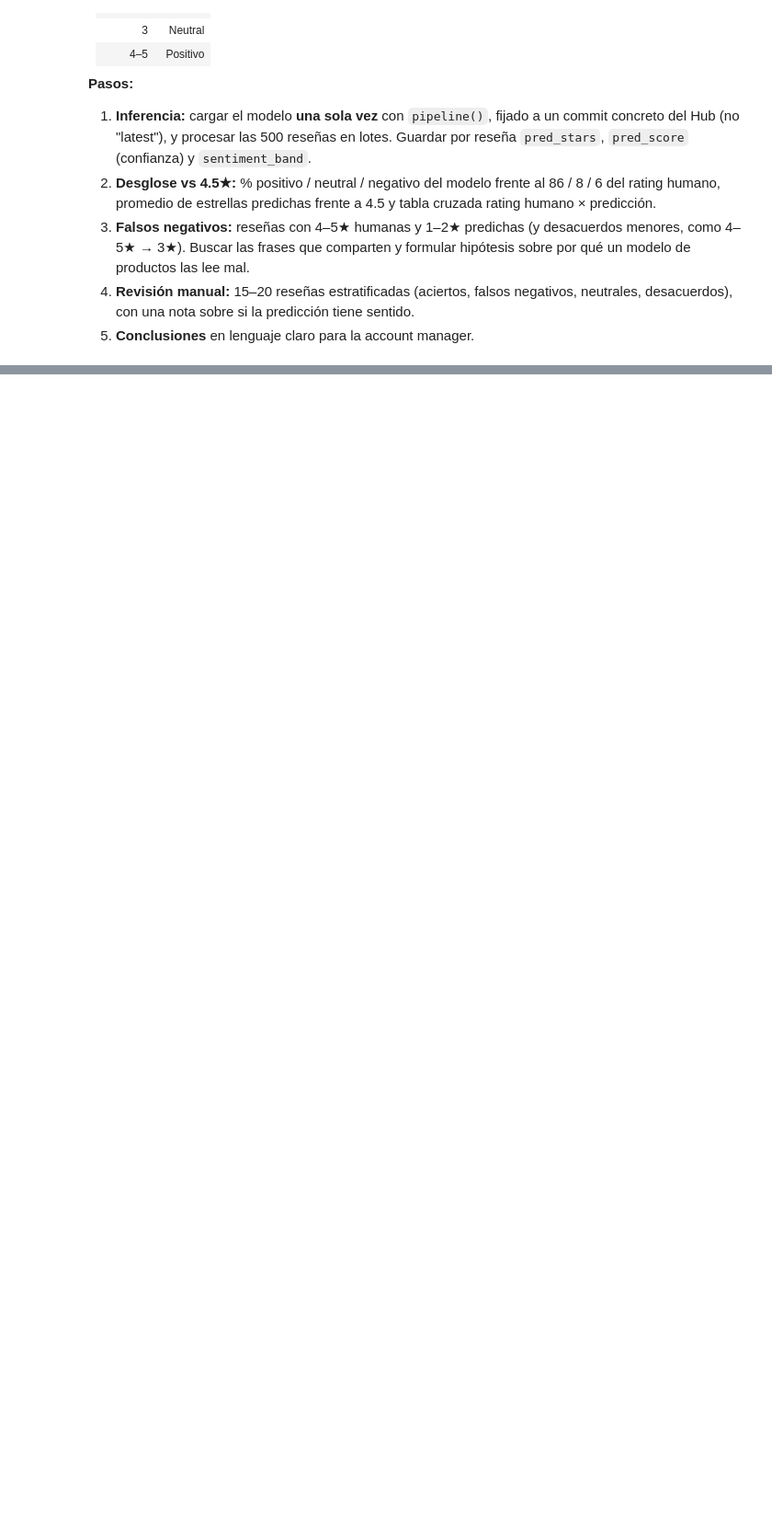
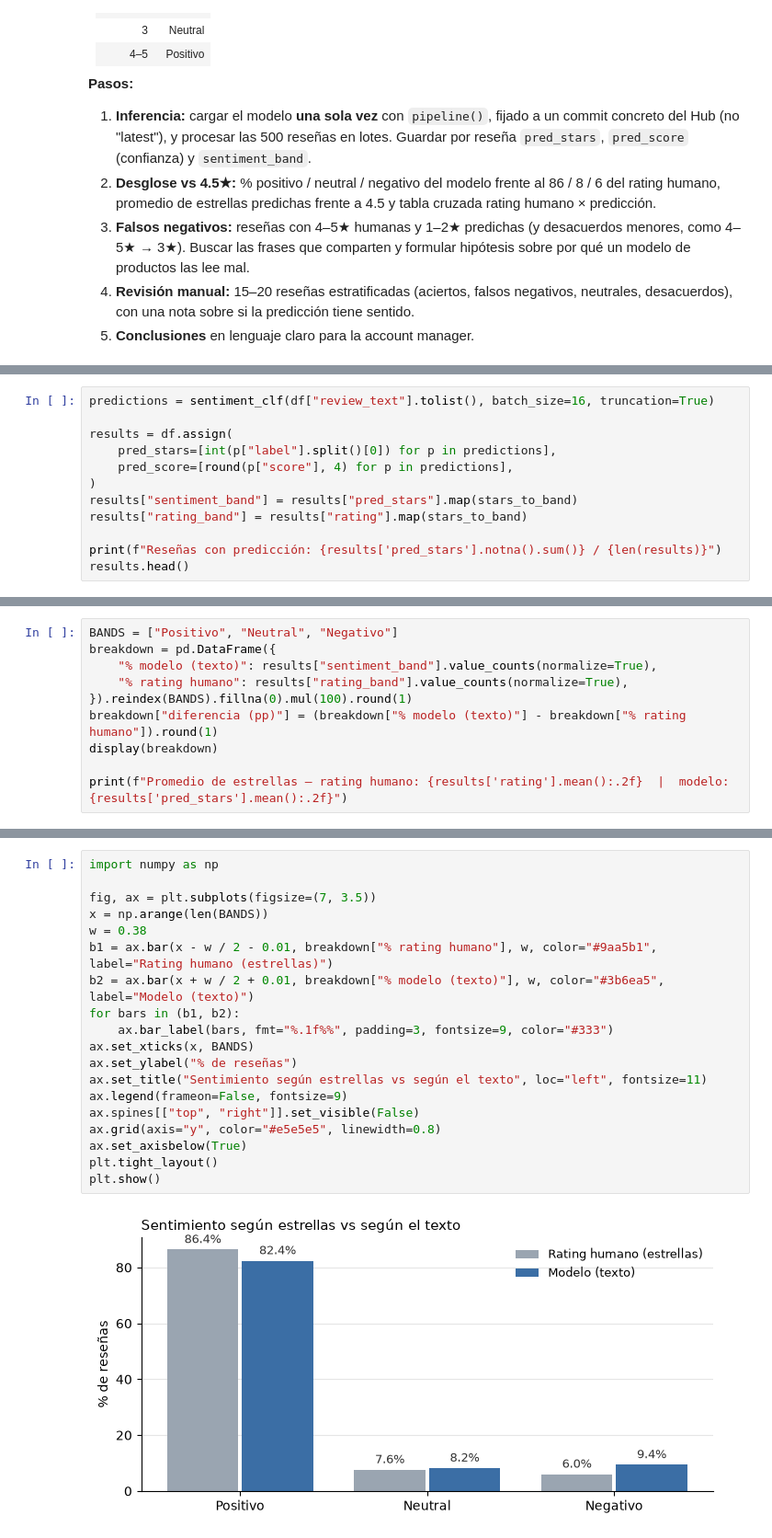
Before and after one commit to 4GeeksAcademy/juan-gouveia-machine-learning-python-template, a Jupyter notebook: src/explore.ipynb, the cells around one changed output, grey strips where cells are left out. Shown at 92% size. Cells and saved outputs as stored; diff of their text form; blank space fills up the shorter version.

```diff
--- a/src/explore.ipynb
+++ b/src/explore.ipynb
@@ -282,0 +310,12 @@ inconsistent.sort_values("mean")
+# %%
+predictions = sentiment_clf(df["review_text"].tolist(), batch_size=16, truncation=True)
+
+results = df.assign(
+    pred_stars=[int(p["label"].split()[0]) for p in predictions],
+    pred_score=[round(p["score"], 4) for p in predictions],
+)
+results["sentiment_band"] = results["pred_stars"].map(stars_to_band)
+results["rating_band"] = results["rating"].map(stars_to_band)
+
+print(f"Reseñas con predicción: {results['pred_stars'].notna().sum()} / {len(results)}")
+results.head()
@@ -282,0 +334,10 @@ inconsistent.sort_values("mean")
+# %%
+BANDS = ["Positivo", "Neutral", "Negativo"]
+breakdown = pd.DataFrame({
+    "% modelo (texto)": results["sentiment_band"].value_counts(normalize=True),
+    "% rating humano": results["rating_band"].value_counts(normalize=True),
+}).reindex(BANDS).fillna(0).mul(100).round(1)
+breakdown["diferencia (pp)"] = (breakdown["% modelo (texto)"] - breakdown["% rating humano"]).round(1)
+display(breakdown)
+
+print(f"Promedio de estrellas — rating humano: {results['rating'].mean():.2f}  |  modelo: {results['pred_stars'].mean():.2f}")
@@ -282,0 +350,21 @@ inconsistent.sort_values("mean")
+# %%
+import numpy as np
+
+fig, ax = plt.subplots(figsize=(7, 3.5))
+x = np.arange(len(BANDS))
+w = 0.38
+b1 = ax.bar(x - w / 2 - 0.01, breakdown["% rating humano"], w, color="#9aa5b1", label="Rating humano (estrellas)")
+b2 = ax.bar(x + w / 2 + 0.01, breakdown["% modelo (texto)"], w, color="#3b6ea5", label="Modelo (texto)")
+for bars in (b1, b2):
+    ax.bar_label(bars, fmt="%.1f%%", padding=3, fontsize=9, color="#333")
+ax.set_xticks(x, BANDS)
+ax.set_ylabel("% de reseñas")
+ax.set_title("Sentimiento según estrellas vs según el texto", loc="left", fontsize=11)
+ax.legend(frameon=False, fontsize=9)
+ax.spines[["top", "right"]].set_visible(False)
+ax.grid(axis="y", color="#e5e5e5", linewidth=0.8)
+ax.set_axisbelow(True)
+plt.tight_layout()
+plt.show()
+# %% [output]
+[figure, added]
```
Also changed, not shown: parts of 10 cells of this notebook.
